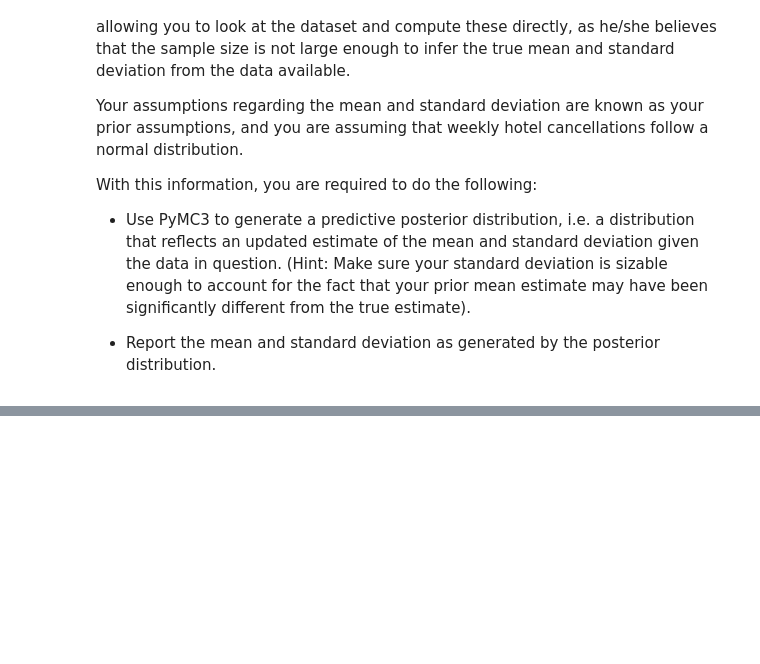
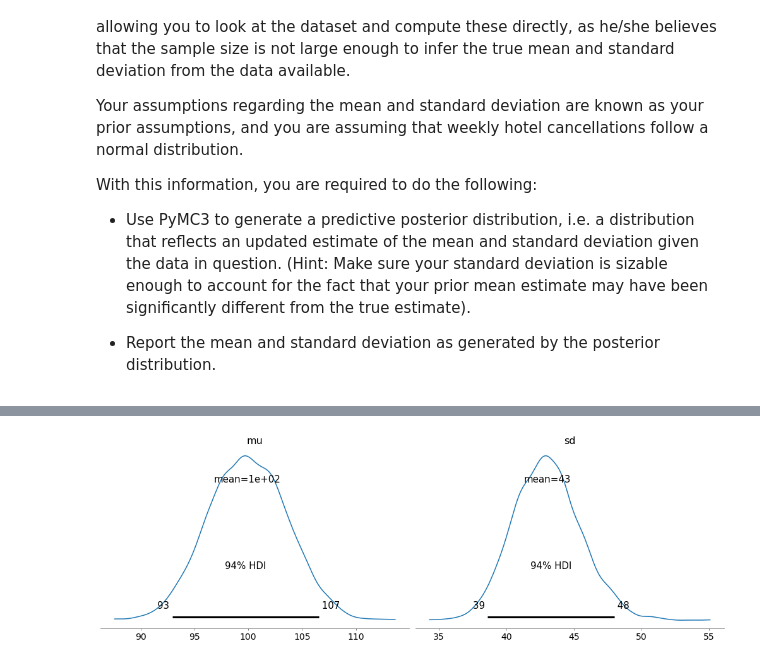
Before and after one commit to sanayei/tseries, a Jupyter notebook: pymc3.ipynb, the cells around one changed output, grey strips where cells are left out. Saved outputs shown, nothing was run; the diff lists cells and outputs as text; code cells hidden in the pictures; blank space fills up the shorter version.

```diff
--- a/pymc3.ipynb
+++ b/pymc3.ipynb
@@ -32,0 +110,4 @@ df.head()
+# %%
+az.plot_posterior(idata);
+# %% [output]
+[figure, added]
```
Also changed, not shown: parts of 18 cells of this notebook.
